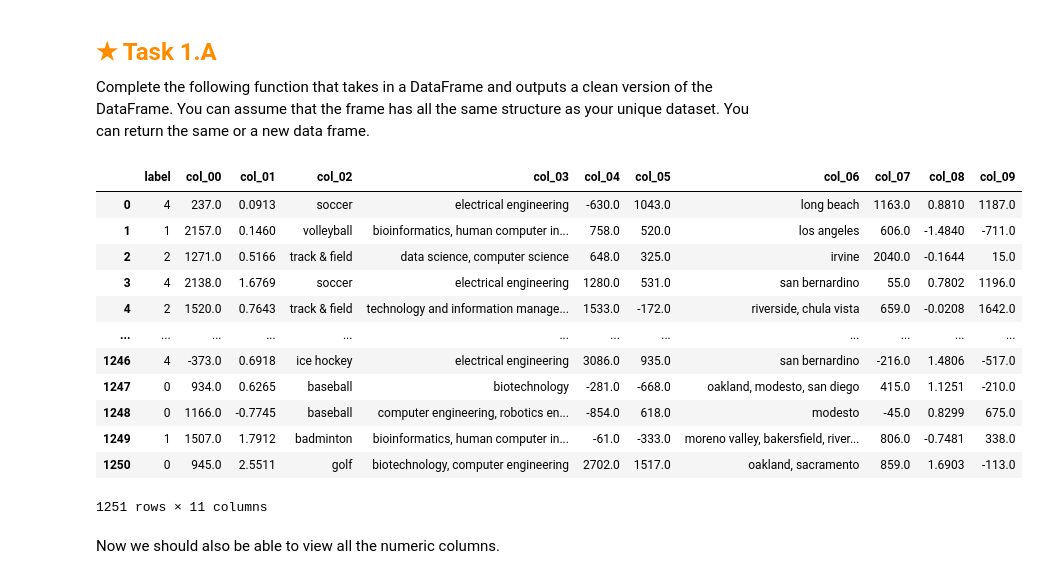
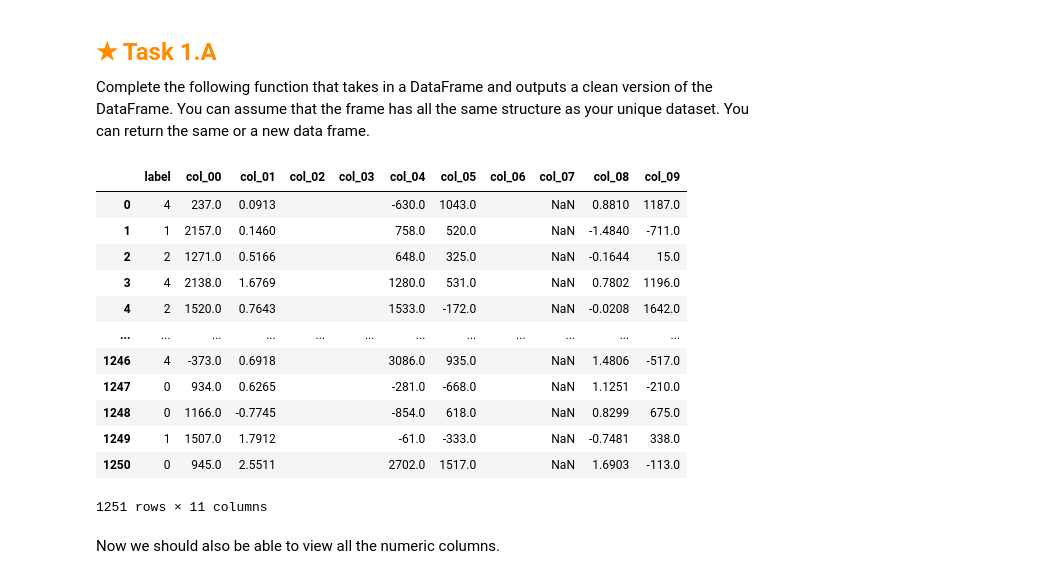
Before and after one commit to nikopSC/ho5, a Jupyter notebook: assignment.ipynb, the cells around one changed output. Cells and saved outputs as stored; diff of their text form; code cells hidden in the pictures.

```diff
--- a/assignment.ipynb
+++ b/assignment.ipynb
@@ -133,51 +133,51 @@ You can return the same or a new data frame.
 # %%
 def clean_data(frame):
 
     df = frame.copy()
 
     missing_vals = ["?", "None", "NULL", "n/a", "N/A"]
     df.replace(missing_vals, numpy.nan, inplace=True)
 
+    # remove units if columns exist
     for col in df.columns:
+        if df[col].dtype == object:
+            df[col] = df[col].replace(r"[^0-9\.-]", "", regex=True)
 
-        if col == "label":
-            continue
+    numeric_cols = ["col_00", "col_01", "col_04", "col_05", "col_07", "col_08", "col_09"]
 
-        # remove known units if column is string-like
-        if df[col].dtype == object:
-            df[col] = df[col].str.replace(" kg", "", regex=False)
-            df[col] = df[col].str.replace(" N", "", regex=False)
-            df[col] = df[col].str.replace(" m^2", "", regex=False)
+    for col in numeric_cols:
+        if col in df.columns:
+            df[col] = pandas.to_numeric(df[col], errors="coerce")
 
-        # attempt numeric conversion
-        df[col] = pandas.to_numeric(df[col], errors="ignore")
+    if "col_02" in df.columns:
+        df["col_02"] = df["col_02"].str.lower()
 
-    # standardize categorical text
-    for col in ["col_02", "col_03", "col_06"]:
+    if "col_03" in df.columns:
+        df["col_03"] = df["col_03"].str.lower()
+
+    if "col_06" in df.columns:
+        df["col_06"] = df["col_06"].str.lower()
+
+    for col in numeric_cols:
         if col in df.columns:
-            df[col] = df[col].str.lower()
-
-    # fill numeric missing values
-    for col in df.select_dtypes(include=["number"]).columns:
-        if col != "label":
             df[col] = df[col].fillna(df[col].mean())
 
     return df
 unique_data = clean_data(unique_data)
 unique_data
 # %% [output]
 |  | label | col_00 | col_01 | col_02 | col_03 | col_04 | col_05 | col_06 | col_07 | col_08 | col_09 |
-| 0 | 4 | 237.0 | 0.0913 | soccer | electrical engineering | -630.0 | 1043.0 | long beach | 1163.0 | 0.8810 | 1187.0 |
-| 1 | 1 | 2157.0 | 0.1460 | volleyball | bioinformatics, human computer in... | 758.0 | 520.0 | los angeles | 606.0 | -1.4840 | -711.0 |
-| 2 | 2 | 1271.0 | 0.5166 | track & field | data science, computer science | 648.0 | 325.0 | irvine | 2040.0 | -0.1644 | 15.0 |
-| 3 | 4 | 2138.0 | 1.6769 | soccer | electrical engineering | 1280.0 | 531.0 | san bernardino | 55.0 | 0.7802 | 1196.0 |
-| 4 | 2 | 1520.0 | 0.7643 | track & field | technology and information manage... | 1533.0 | -172.0 | riverside, chula vista | 659.0 | -0.0208 | 1642.0 |
+| 0 | 4 | 237.0 | 0.0913 |  |  | -630.0 | 1043.0 |  | NaN | 0.8810 | 1187.0 |
+| 1 | 1 | 2157.0 | 0.1460 |  |  | 758.0 | 520.0 |  | NaN | -1.4840 | -711.0 |
+| 2 | 2 | 1271.0 | 0.5166 |  |  | 648.0 | 325.0 |  | NaN | -0.1644 | 15.0 |
+| 3 | 4 | 2138.0 | 1.6769 |  |  | 1280.0 | 531.0 |  | NaN | 0.7802 | 1196.0 |
+| 4 | 2 | 1520.0 | 0.7643 |  |  | 1533.0 | -172.0 |  | NaN | -0.0208 | 1642.0 |
 | ... | ... | ... | ... | ... | ... | ... | ... | ... | ... | ... | ... |
-| 1246 | 4 | -373.0 | 0.6918 | ice hockey | electrical engineering | 3086.0 | 935.0 | san bernardino | -216.0 | 1.4806 | -517.0 |
-| 1247 | 0 | 934.0 | 0.6265 | baseball | biotechnology | -281.0 | -668.0 | oakland, modesto, san diego | 415.0 | 1.1251 | -210.0 |
-| 1248 | 0 | 1166.0 | -0.7745 | baseball | computer engineering, robotics en... | -854.0 | 618.0 | modesto | -45.0 | 0.8299 | 675.0 |
-| 1249 | 1 | 1507.0 | 1.7912 | badminton | bioinformatics, human computer in... | -61.0 | -333.0 | moreno valley, bakersfield, river... | 806.0 | -0.7481 | 338.0 |
-| 1250 | 0 | 945.0 | 2.5511 | golf | biotechnology, computer engineering | 2702.0 | 1517.0 | oakland, sacramento | 859.0 | 1.6903 | -113.0 |
+| 1246 | 4 | -373.0 | 0.6918 |  |  | 3086.0 | 935.0 |  | NaN | 1.4806 | -517.0 |
+| 1247 | 0 | 934.0 | 0.6265 |  |  | -281.0 | -668.0 |  | NaN | 1.1251 | -210.0 |
+| 1248 | 0 | 1166.0 | -0.7745 |  |  | -854.0 | 618.0 |  | NaN | 0.8299 | 675.0 |
+| 1249 | 1 | 1507.0 | 1.7912 |  |  | -61.0 | -333.0 |  | NaN | -0.7481 | 338.0 |
+| 1250 | 0 | 945.0 | 2.5511 |  |  | 2702.0 | 1517.0 |  | NaN | 1.6903 | -113.0 |
 1251 rows × 11 columns
 # %% [markdown]
 Now we should also be able to view all the numeric columns.
```
